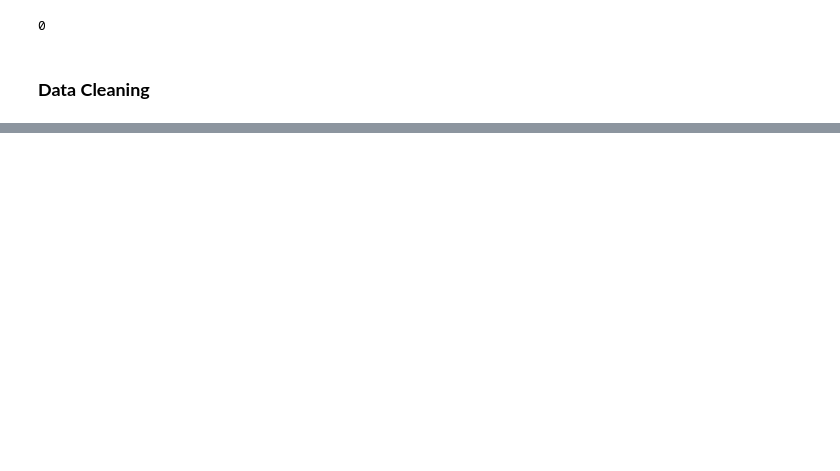
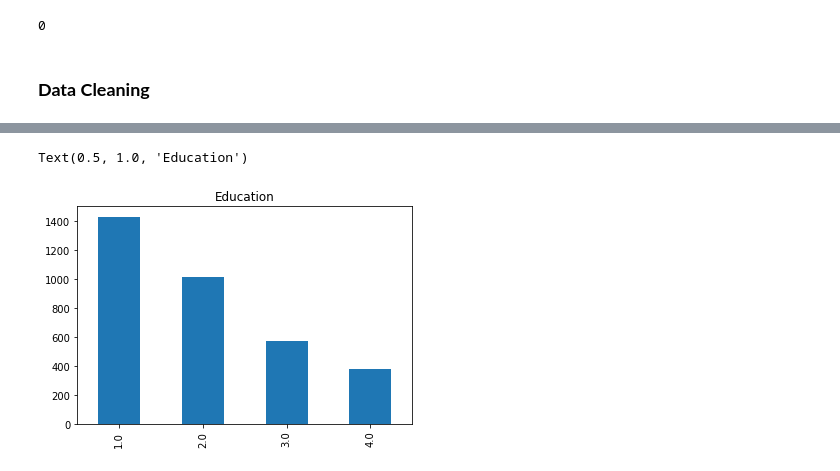
Before and after one commit to Shambhurajdesai/Capstone-3---Cardio-Vascular-Risk--Classification, a Jupyter notebook: Cardio_Vascular_Risk_Capstone_3.ipynb, the cells around one changed output, grey strips where cells are left out. Cells and saved outputs as stored; diff of their text form; code cells hidden in the pictures; blank space fills up the shorter version.

```diff
--- a/Cardio_Vascular_Risk_Capstone_3.ipynb
+++ b/Cardio_Vascular_Risk_Capstone_3.ipynb
@@ -153,0 +270,6 @@ df.drop('id',axis=1,inplace=True)
+# %%
+#here we can see more number of primary educated people than secondary,higher secondary and graduated
+df['education'].value_counts().plot(kind='bar').set_title('Education')
+# %% [output]
+Text(0.5, 1.0, 'Education')
+[figure, added]
```
Also changed, not shown: parts of 18 cells of this notebook.
